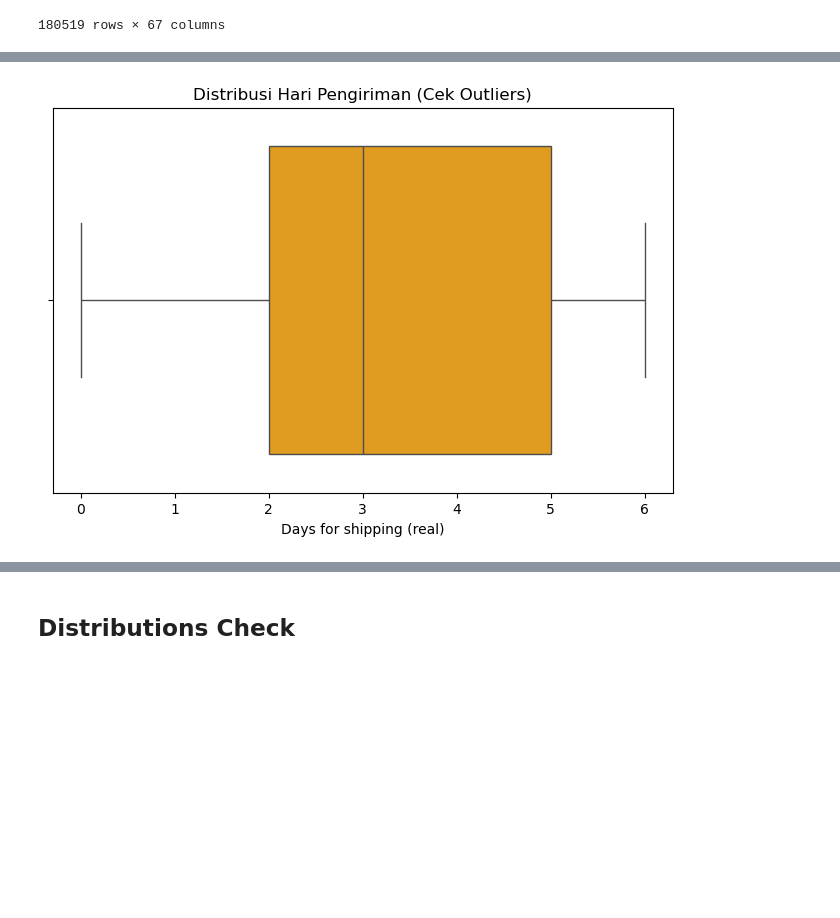
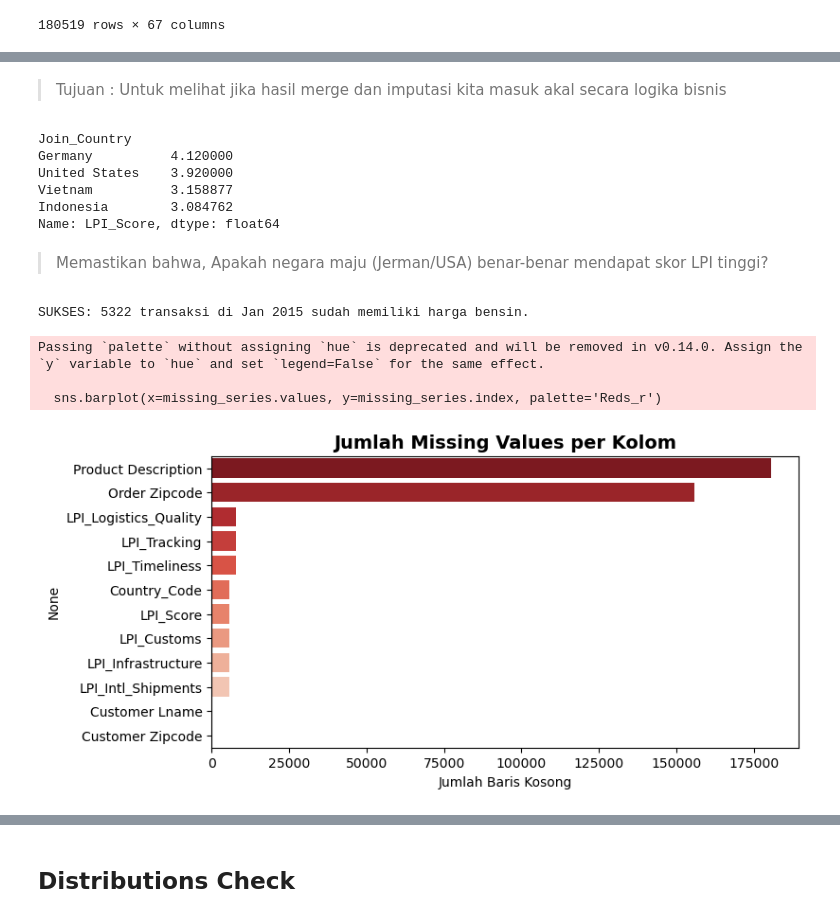
Before and after one commit to ahmdtrdi/LogisticAIOptimization, a Jupyter notebook: notebooks/EDA.ipynb, the cells around one changed output, grey strips where cells are left out. Drawn from its saved outputs; the diff is of its cells as text; code cells hidden in the pictures; blank space fills up the shorter version.

```diff
--- a/notebooks/EDA.ipynb
+++ b/notebooks/EDA.ipynb
@@ -553,6 +553,7 @@ Complete Merge!
 ## Load Data
 # %%
 data_raw = pd.read_csv("../data/preprocessing/DataCo_Enriched_Master.csv")
+data_raw['Order_Date_Dt'] = pd.to_datetime(data_raw['Order_Date_Dt'])
 data_raw
 # %% [output]
 |  | Type | Days for shipping (real) | Days for shipment (scheduled) | Benefit per order | Sales per customer | ... |
@@ -633,7 +574,48 @@ memory usage: 92.3+ MB
-# %%
-plt.figure(figsize=(8, 5))
-sns.boxplot(x=data_raw['Days for shipping (real)'], color='orange')
-plt.title('Distribusi Hari Pengiriman (Cek Outliers)')
-plt.show()
-# %% [output]
-[figure, removed]
+# %% [markdown]
+> Tujuan : Untuk melihat jika hasil merge dan imputasi kita masuk akal secara logika bisnis
+# %%
+countries = ['Germany', 'United States', 'Indonesia', 'Vietnam']
+lpi_check = data_raw[data_raw['Join_Country'].isin(countries)].groupby('Join_Country')['LPI_Score'].mean()
+print(lpi_check.sort_values(ascending=False))
+# %% [output]
+Join_Country
+Germany          4.120000
+United States    3.920000
+Vietnam          3.158877
+Indonesia        3.084762
+Name: LPI_Score, dtype: float64
+# %% [markdown]
+> Memastikan bahwa, Apakah negara maju (Jerman/USA) benar-benar mendapat skor LPI tinggi?
+# %%
+data_raw['Order_Date_Dt'] = pd.to_datetime(data_raw['Order_Date_Dt'])
+
+jan_2015_data = data_raw[
+    (data_raw['Order_Date_Dt'].dt.year == 2015) &
+    (data_raw['Order_Date_Dt'].dt.month == 1)
+]
+
+missing_jan = jan_2015_data['Fuel_Price'].isna().sum()
+if missing_jan == 0:
+    print(f"SUKSES: {len(jan_2015_data)} transaksi di Jan 2015 sudah memiliki harga bensin.")
+else:
+    print(f" WARNING: Masih ada {missing_jan} data kosong di Jan 2015.")
+# %% [output]
+SUKSES: 5322 transaksi di Jan 2015 sudah memiliki harga bensin.
+# %%
+plt.figure(figsize=(8, 4))
+
+# Hitung jumlah missing value per kolom
+missing_series = data_raw.isnull().sum()
+# Ambil hanya yang > 0 (biar grafik gak penuh kolom yang bersih)
+missing_series = missing_series[missing_series > 0].sort_values(ascending=False)
+
+sns.barplot(x=missing_series.values, y=missing_series.index, palette='Reds_r')
+
+plt.title('Jumlah Missing Values per Kolom', fontsize=14, fontweight='bold')
+plt.xlabel('Jumlah Baris Kosong')
+plt.show()
+# %% [output]
+Passing `palette` without assigning `hue` is deprecated and will be removed in v0.14.0. Assign the `y` variable to `hue` and set `legend=False` for the same effect.
+
+  sns.barplot(x=missing_series.values, y=missing_series.index, palette='Reds_r')
+[figure, added]
```
Also changed, not shown: parts of 23 cells of this notebook.
